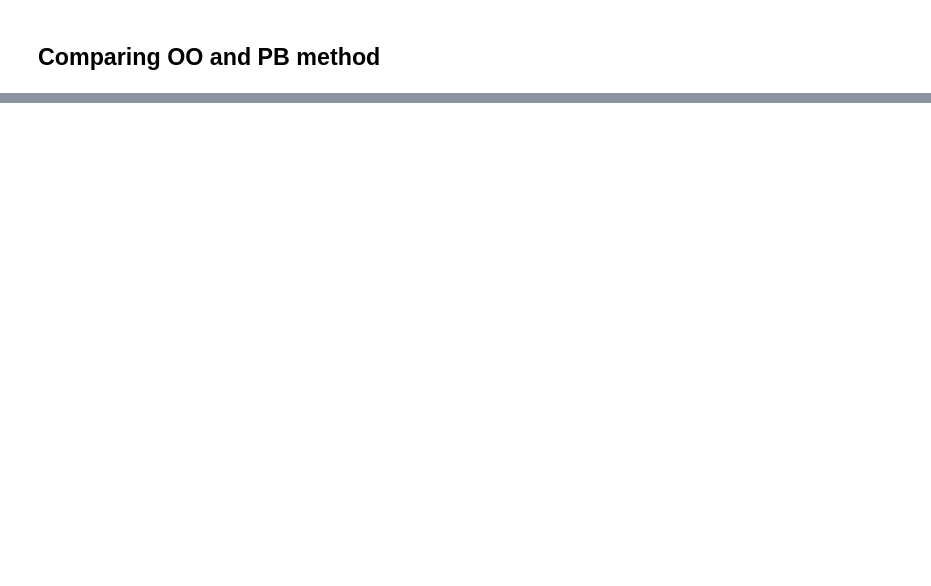
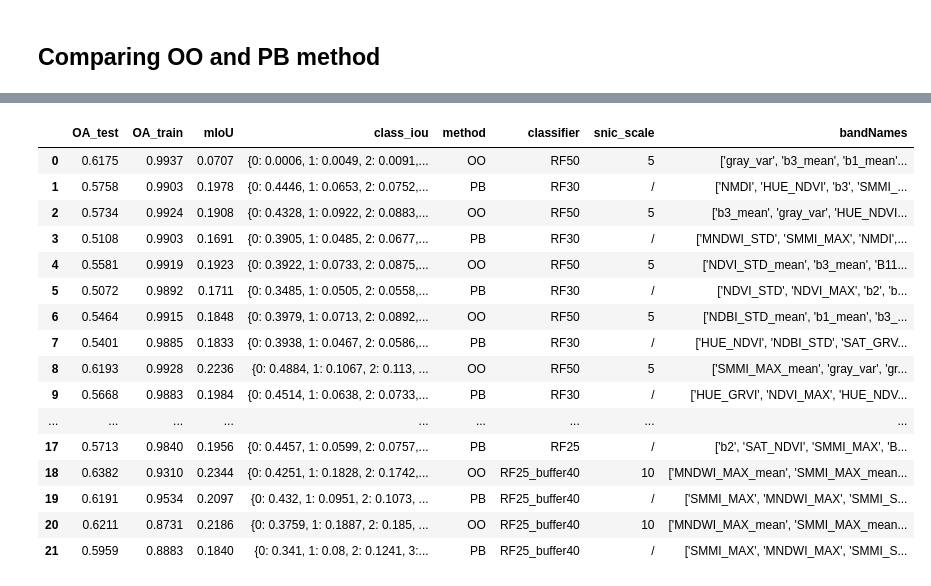
Before and after one commit to SuzannaLin/GEE_LULC, a Jupyter notebook: EARSeL_Nice.ipynb, the cells around one changed output, grey strips where cells are left out. Saved outputs shown, nothing was run; the diff lists cells and outputs as text; code cells hidden in the pictures; blank space fills up the shorter version.

```diff
--- a/EARSeL_Nice.ipynb
+++ b/EARSeL_Nice.ipynb
@@ -3384,0 +3315,23 @@ widget
+# %%
+from IPython.display import display
+
+# displaying the DataFrame
+display(df)
+# %% [output]
+|  | OA_test | OA_train | mIoU | class_iou | method | classifier | snic_scale | bandNames |
+| 0 | 0.6175 | 0.9937 | 0.0707 | {0: 0.0006, 1: 0.0049, 2: 0.0091,... | OO | RF50 | 5 | ['gray_var', 'b3_mean', 'b1_mean'... |
+| 1 | 0.5758 | 0.9903 | 0.1978 | {0: 0.4446, 1: 0.0653, 2: 0.0752,... | PB | RF30 | / | ['NMDI', 'HUE_NDVI', 'b3', 'SMMI_... |
+| 2 | 0.5734 | 0.9924 | 0.1908 | {0: 0.4328, 1: 0.0922, 2: 0.0883,... | OO | RF50 | 5 | ['b3_mean', 'gray_var', 'HUE_NDVI... |
+| 3 | 0.5108 | 0.9903 | 0.1691 | {0: 0.3905, 1: 0.0485, 2: 0.0677,... | PB | RF30 | / | ['MNDWI_STD', 'SMMI_MAX', 'NMDI',... |
+| 4 | 0.5581 | 0.9919 | 0.1923 | {0: 0.3922, 1: 0.0733, 2: 0.0875,... | OO | RF50 | 5 | ['NDVI_STD_mean', 'b3_mean', 'B11... |
+| 5 | 0.5072 | 0.9892 | 0.1711 | {0: 0.3485, 1: 0.0505, 2: 0.0558,... | PB | RF30 | / | ['NDVI_STD', 'NDVI_MAX', 'b2', 'b... |
+| 6 | 0.5464 | 0.9915 | 0.1848 | {0: 0.3979, 1: 0.0713, 2: 0.0892,... | OO | RF50 | 5 | ['NDBI_STD_mean', 'b1_mean', 'b3_... |
+| 7 | 0.5401 | 0.9885 | 0.1833 | {0: 0.3938, 1: 0.0467, 2: 0.0586,... | PB | RF30 | / | ['HUE_NDVI', 'NDBI_STD', 'SAT_GRV... |
+| 8 | 0.6193 | 0.9928 | 0.2236 | {0: 0.4884, 1: 0.1067, 2: 0.113, ... | OO | RF50 | 5 | ['SMMI_MAX_mean', 'gray_var', 'gr... |
+| 9 | 0.5668 | 0.9883 | 0.1984 | {0: 0.4514, 1: 0.0638, 2: 0.0733,... | PB | RF30 | / | ['HUE_GRVI', 'NDVI_MAX', 'HUE_NDV... |
+| ... | ... | ... | ... | ... | ... | ... | ... | ... |
+| 17 | 0.5713 | 0.9840 | 0.1956 | {0: 0.4457, 1: 0.0599, 2: 0.0757,... | PB | RF25 | / | ['b2', 'SAT_NDVI', 'SMMI_MAX', 'B... |
+| 18 | 0.6382 | 0.9310 | 0.2344 | {0: 0.4251, 1: 0.1828, 2: 0.1742,... | OO | RF25_buffer40 | 10 | ['MNDWI_MAX_mean', 'SMMI_MAX_mean... |
+| 19 | 0.6191 | 0.9534 | 0.2097 | {0: 0.432, 1: 0.0951, 2: 0.1073, ... | PB | RF25_buffer40 | / | ['SMMI_MAX', 'MNDWI_MAX', 'SMMI_S... |
+| 20 | 0.6211 | 0.8731 | 0.2186 | {0: 0.3759, 1: 0.1887, 2: 0.185, ... | OO | RF25_buffer40 | 10 | ['MNDWI_MAX_mean', 'SMMI_MAX_mean... |
+| 21 | 0.5959 | 0.8883 | 0.1840 | {0: 0.341, 1: 0.08, 2: 0.1241, 3:... | PB | RF25_buffer40 | / | ['SMMI_MAX', 'MNDWI_MAX', 'SMMI_S... |
```
Also changed, not shown: parts of 61 cells of this notebook, 30 other files.
